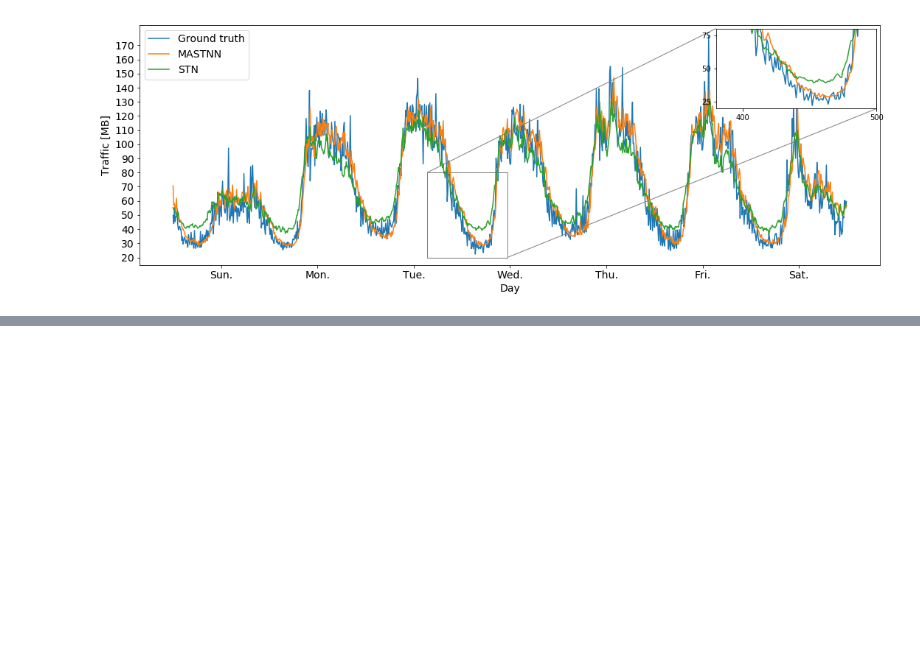
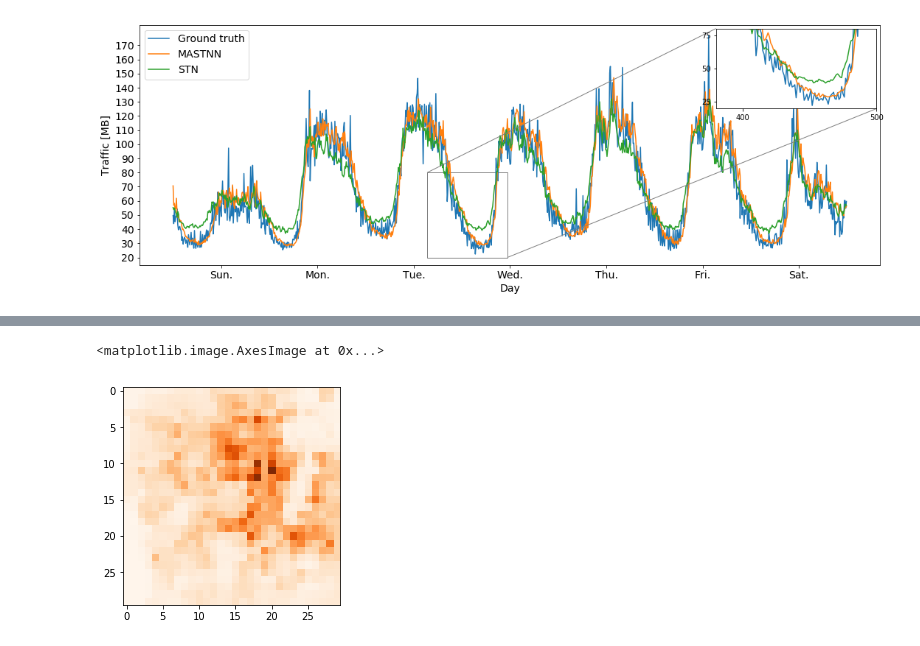
Before and after one commit to Elliebababa/Multi-Attention-Spatiotemporal-Network-for-mobile-traffic-prediction, a Jupyter notebook: notebook/1.0-ell-result-visualization.ipynb, the cells around one changed output, grey strips where cells are left out. Cells and saved outputs as stored; diff of their text form; code cells hidden in the pictures; blank space fills up the shorter version.

```diff
--- a/notebook/1.0-ell-result-visualization.ipynb
+++ b/notebook/1.0-ell-result-visualization.ipynb
@@ -324,0 +334,5 @@ plt.show()
+# %%
+plt.imshow(np.reshape(mastnn_pred_matrix,(30,30)),cmap = 'Oranges')
+# %% [output]
+<matplotlib.image.AxesImage at 0x...>
+[figure, added]
```
Also changed, not shown: parts of 5 cells of this notebook, 3 other files.
